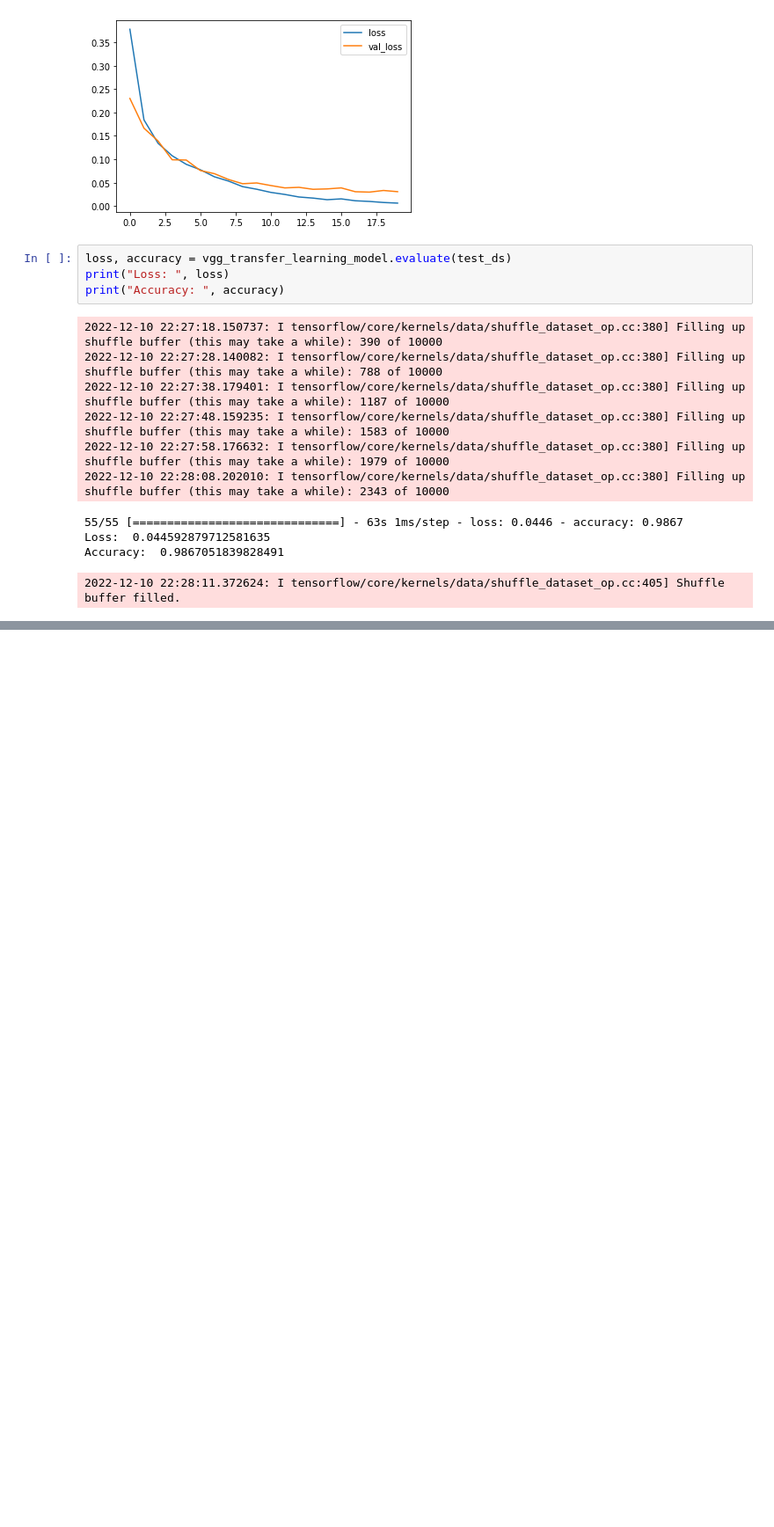
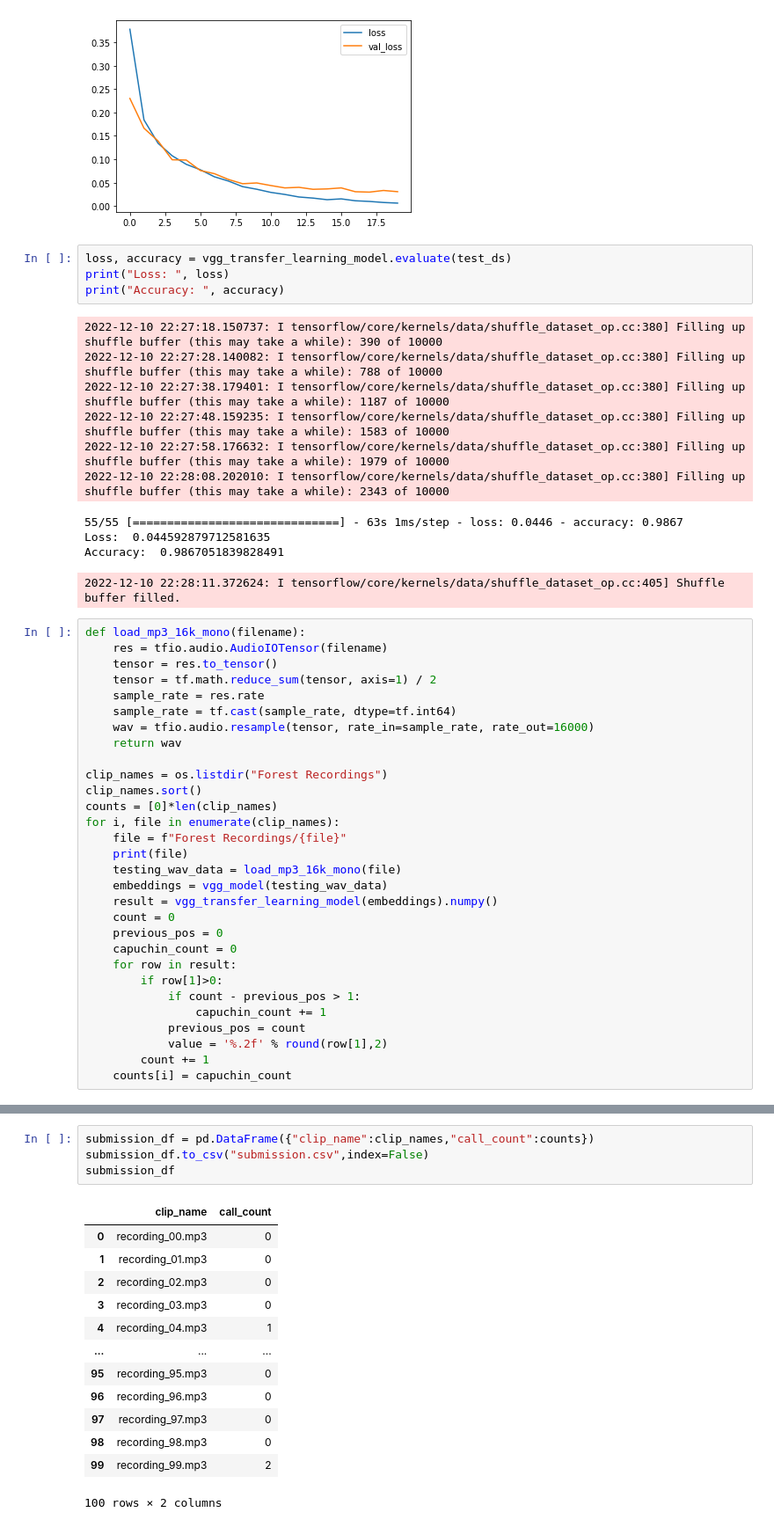
Before and after one commit to Ali-Ghuman/Speech-Audio-Processing, a Jupyter notebook: Final/main.ipynb, the cells around one changed output, grey strips where cells are left out. Shown at 88% size. Drawn from its saved outputs; the diff is of its cells as text; blank space fills up the shorter version.

Commit message:
Add classification of forest recordingds

```diff
--- a/Final/main.ipynb
+++ b/Final/main.ipynb
@@ -499,3 +500,33 @@ print("Accuracy: ", accuracy)
 Loss:  0.044592879712581635
 Accuracy:  0.9867051839828491
 2022-12-10 22:28:11.372624: I tensorflow/core/kernels/data/shuffle_dataset_op.cc:405] Shuffle buffer filled.
+# %%
+def load_mp3_16k_mono(filename):
+    res = tfio.audio.AudioIOTensor(filename)
+    tensor = res.to_tensor()
+    tensor = tf.math.reduce_sum(tensor, axis=1) / 2
+    sample_rate = res.rate
+    sample_rate = tf.cast(sample_rate, dtype=tf.int64)
+    wav = tfio.audio.resample(tensor, rate_in=sample_rate, rate_out=16000)
+    return wav
+
+clip_names = os.listdir("Forest Recordings")
+clip_names.sort()
+counts = [0]*len(clip_names)
+for i, file in enumerate(clip_names):
+    file = f"Forest Recordings/{file}"
+    print(file)
+    testing_wav_data = load_mp3_16k_mono(file)
+    embeddings = vgg_model(testing_wav_data)
+    result = vgg_transfer_learning_model(embeddings).numpy()
+    count = 0
+    previous_pos = 0
+    capuchin_count = 0
+    for row in result:
+        if row[1]>0:
+            if count - previous_pos > 1:
+                capuchin_count += 1
+            previous_pos = count
+            value = '%.2f' % round(row[1],2)
+        count += 1
+    counts[i] = capuchin_count
@@ -501,0 +551,18 @@ Accuracy:  0.9867051839828491
+# %%
+submission_df = pd.DataFrame({"clip_name":clip_names,"call_count":counts})
+submission_df.to_csv("submission.csv",index=False)
+submission_df
+# %% [output]
+|  | clip_name | call_count |
+| 0 | recording_00.mp3 | 0 |
+| 1 | recording_01.mp3 | 0 |
+| 2 | recording_02.mp3 | 0 |
+| 3 | recording_03.mp3 | 0 |
+| 4 | recording_04.mp3 | 1 |
+| ... | ... | ... |
+| 95 | recording_95.mp3 | 0 |
+| 96 | recording_96.mp3 | 0 |
+| 97 | recording_97.mp3 | 0 |
+| 98 | recording_98.mp3 | 0 |
+| 99 | recording_99.mp3 | 2 |
+100 rows × 2 columns
```
Also changed, not shown: parts of 9 cells of this notebook.
